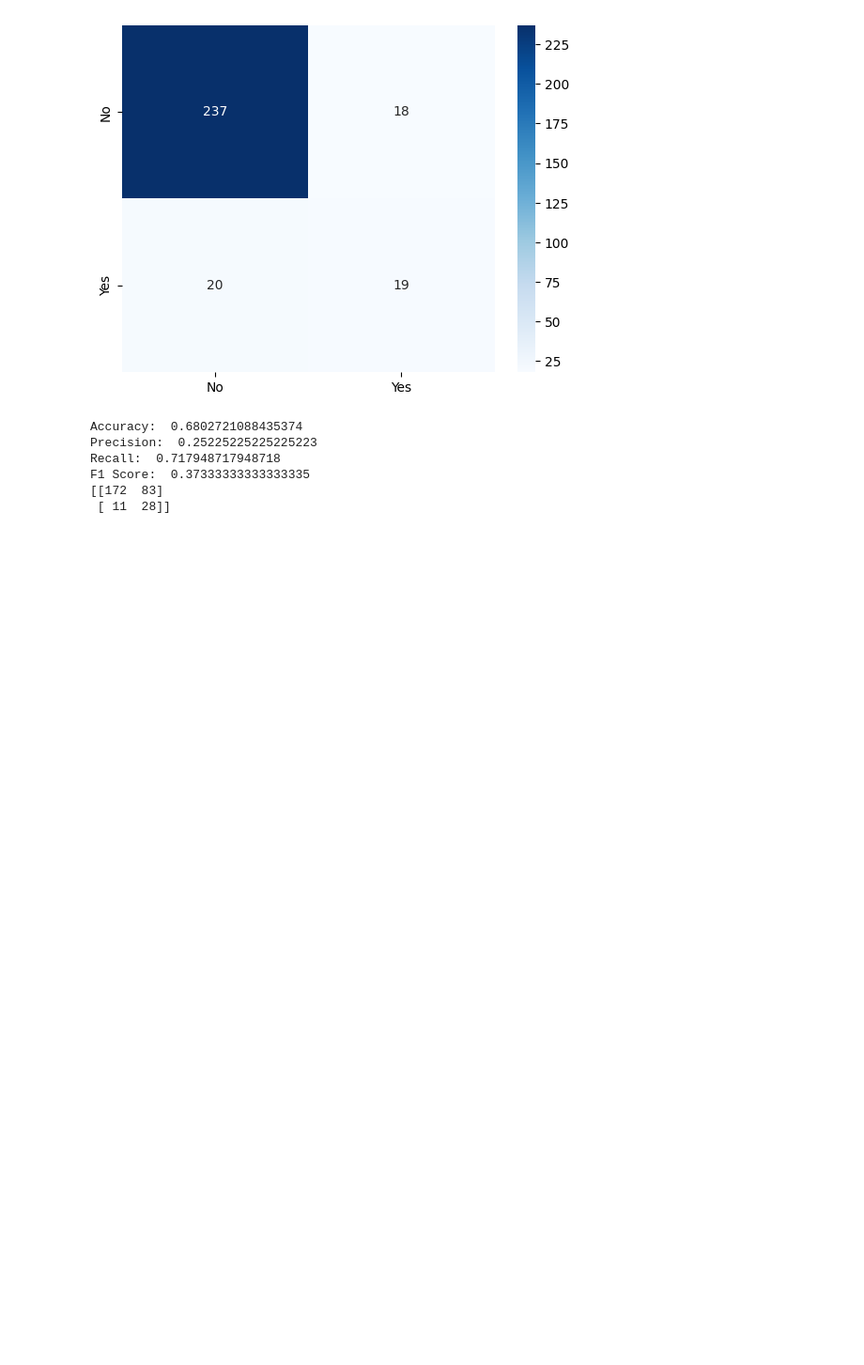
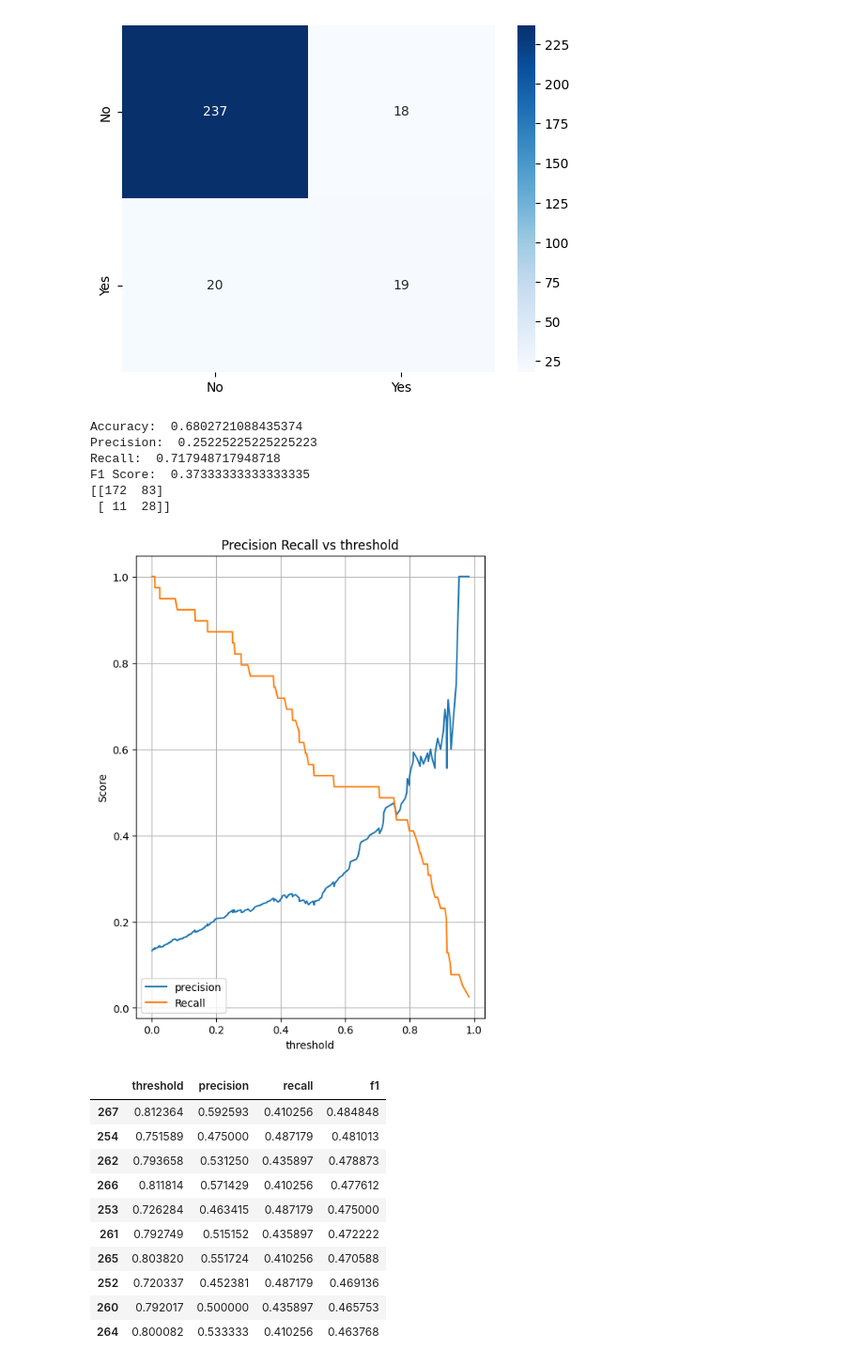
Before and after one commit to rumiarashii/employee-attrition-prediction, a Jupyter notebook: notebooks/exploration.ipynb, the cells around one changed output. Shown at 94% size. Saved outputs shown, nothing was run; the diff lists cells and outputs as text; code cells hidden in the pictures; blank space fills up the shorter version.

```diff
--- a/notebooks/exploration.ipynb
+++ b/notebooks/exploration.ipynb
@@ -386,3 +566,64 @@ Recall:  0.717948717948718
 F1 Score:  0.37333333333333335
 [[172  83]
  [ 11  28]]
+# %%
+from sklearn.metrics import precision_recall_curve
+
+#weighted_model.predict_proba(x_test_final) berisi probabilitas (0.12,0.24,dll)
+#hasil dari itu lah yang kita butuhkan untuk precision recall curve
+#jika sudah kita sudah bandingkan dengan threshold dan kita rubah ke int, maka akan menjadi 1,0,1,0, dan praktis sudah hasil keputusan coba cari threshold lagi
+
+y_proba_weighted = weighted_model.predict_proba(X_test_final)[:,1]
+
+#Menggunakan precision recall curve untuk mencari tradeoff yang worth it bagi attrition
+#Mencoba berbagai threshold berdasarkan probabilitas yang dihasilkan model, lalu hitung precision dan recall dari berbabagi threshold
+precision, recall, thresholds = precision_recall_curve(y_test, y_proba_weighted)
+
+plt.figure(figsize=(6,8))
+
+#precision_recall_curve() memberikan nilai satu lebuh banyak daripada thresholds
+#Threshold pada dasarnya mewakili batas keputusan yang benar benar digunakan untuk memisahkan probabilitas menjadi 1/0
+#precision recall curve mengembalikan nilai ekstrem lainnya seperti threshold sangat rendah atau tinggi, maka dari itu kita hilangkan nilai yang ekstrem itu
+#[:-1] berguna agar nilai precision recall bersama thresholds sama, -1 berarti kita tidak mengambil nilai terakhir
+plt.plot(thresholds, precision[:-1], label="precision")
+plt.plot(thresholds, recall[:-1], label="Recall")
+
+plt.xlabel("threshold") #Memberi label pada sumbu x dan sumbu y
+plt.ylabel("Score")
+plt.title("Precision Recall vs threshold")
+plt.legend() #memberi keterangan pada grafik
+plt.grid() #Memberi grid pada grafik
+plt.show()
+
+results = pd.DataFrame({
+    "threshold": thresholds,
+    "precision": precision[:-1],
+    "recall": recall[:-1]
+})
+
+results["threshold"].to_numpy()
+
+results[results["recall"] >= 0.60].sort_values(
+    "precision",
+    ascending=False
+).head(10)
+
+results["f1"] = (2 * results["precision"] * results["recall"] / (results["precision"] + results["recall"]))
+
+results.sort_values("f1", ascending=False).head(10)
+
+#Karena pada model ini kita tidak memiliki preferensi bisnis, maka kita utamakan saja keseimbangan antara precision dan recall, yaitu score f1
+#Dari hasil score f1 diatas, bisa dibilang bahwa baseline model lebih baik daripada weighted model ataupun weighted model yang sudah dimodifikasi thresholdnya
+# %% [output]
+[figure, added]
+|  | threshold | precision | recall | f1 |
+| 267 | 0.812364 | 0.592593 | 0.410256 | 0.484848 |
+| 254 | 0.751589 | 0.475000 | 0.487179 | 0.481013 |
+| 262 | 0.793658 | 0.531250 | 0.435897 | 0.478873 |
+| 266 | 0.811814 | 0.571429 | 0.410256 | 0.477612 |
+| 253 | 0.726284 | 0.463415 | 0.487179 | 0.475000 |
+| 261 | 0.792749 | 0.515152 | 0.435897 | 0.472222 |
+| 265 | 0.803820 | 0.551724 | 0.410256 | 0.470588 |
+| 252 | 0.720337 | 0.452381 | 0.487179 | 0.469136 |
+| 260 | 0.792017 | 0.500000 | 0.435897 | 0.465753 |
+| 264 | 0.800082 | 0.533333 | 0.410256 | 0.463768 |
```
Also changed, not shown: parts of 22 cells of this notebook.
